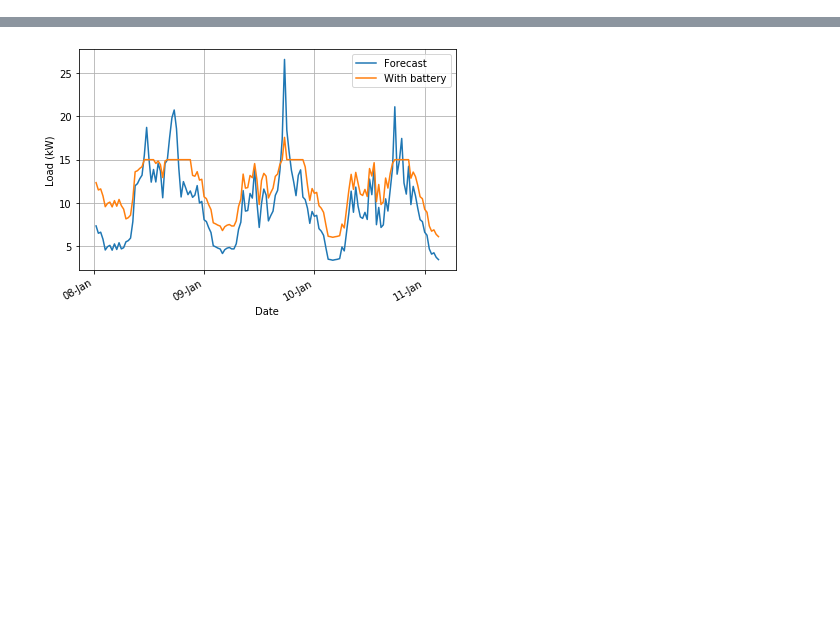
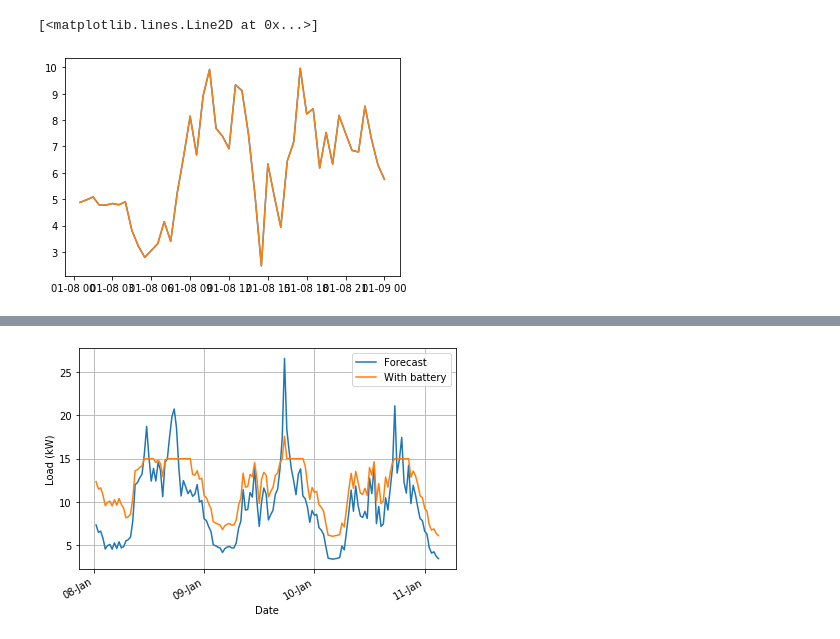
Before and after one commit to stait20/Code, a Jupyter notebook: Fife-data/SetpointController.ipynb, the cells around one changed output, grey strips where cells are left out. Saved outputs shown, nothing was run; the diff lists cells and outputs as text; code cells hidden in the pictures; blank space fills up the shorter version.

```diff
--- a/Fife-data/SetpointController.ipynb
+++ b/Fife-data/SetpointController.ipynb
@@ -9,5 +9,27 @@ import datetime
 # Read csv file, convert time to datetime data type, create persistance model
 df = pd.read_csv("flex_networks.csv")
 df["Timestamp"] = pd.to_datetime(df["Timestamp"], infer_datetime_format=True)
-df['crawford_pers_forecast'] = df['crawfordCrescent_F2'].shift(336, axis=0)
-pers = df["crawford_pers_forecast"].iloc[336:].values
+# %%
+persistanceForecast = []
+
+targetColumns = list(df.columns[1:4]) + list(df.columns[5:19]) + list(df.columns[21:22])
+for name in targetColumns:
+    df[name + "_7day_pers"] = df[name].shift(336, axis=0)
+    persistanceForecast.append(np.split(df[name + "_7day_pers"].values, [7247,8687])[1])
+
+persistanceForecast = np.asarray(persistanceForecast)
+peakLoad = np.amax(persistanceForecast, axis=1)
+triggers = peakLoad / 2
+
+
+data = persistanceForecast.reshape(persistanceForecast.shape[0], persistanceForecast.shape[1] // 48, 48)
+# %%
+l = 0
+h = 48
+
+fig, ax = plt.subplots()
+ax.plot(df["Timestamp"].iloc[l+336:h+336], persistanceForecast[0][l:h], label="Forecast")
+ax.plot(df["Timestamp"].iloc[l+336:h+336], df[targetColumns[0]].iloc[l+7247-336:h+7247-336], label="Forecast")
+# %% [output]
+[<matplotlib.lines.Line2D at 0x...>]
+[figure, added]
```
Also changed, not shown: parts of 2 cells of this notebook, 2 other files.
